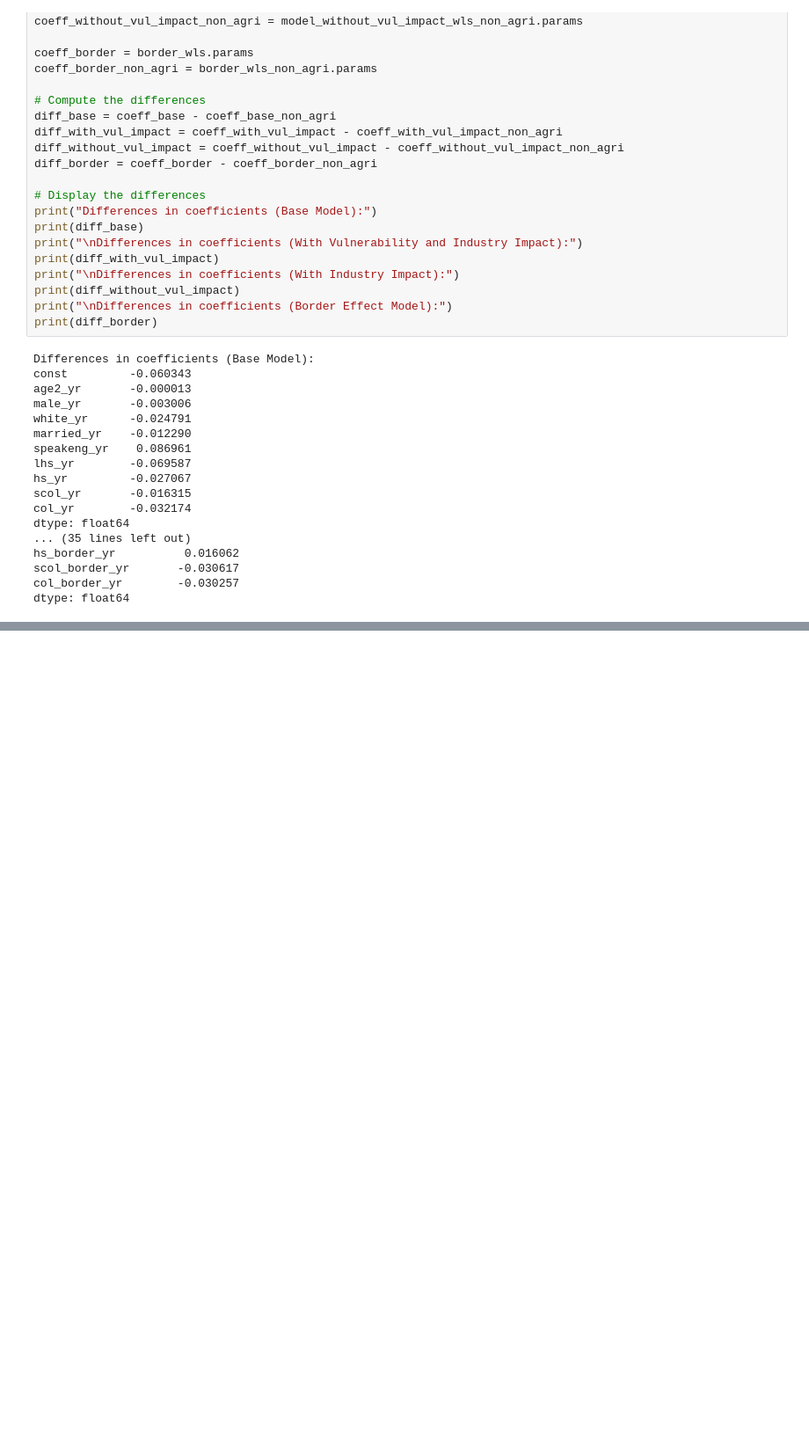
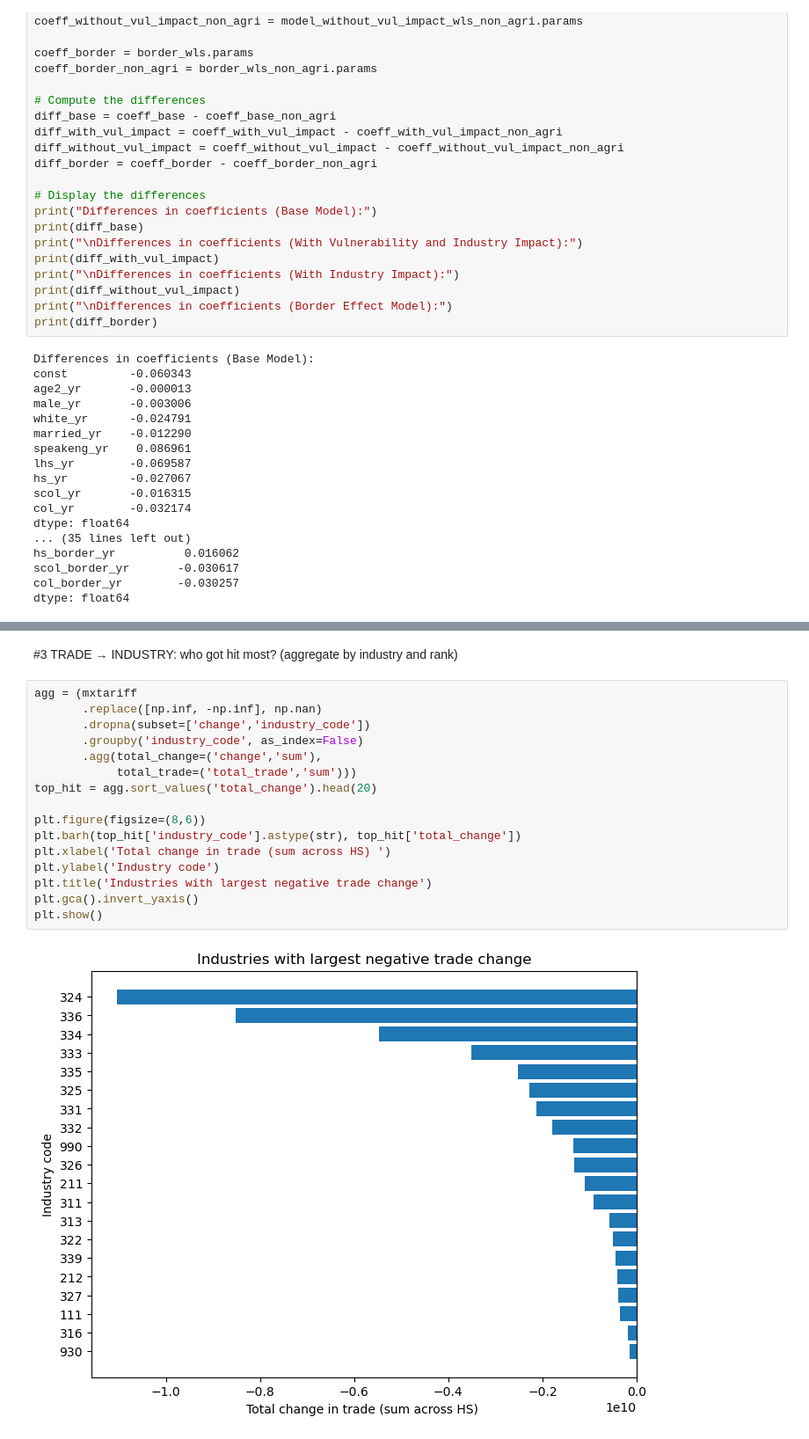
Before and after one commit to duongnguyen-t/Impact-of-USMCA-on-the-US-Labor-Market, a Jupyter notebook: paper.ipynb, the cells around one changed output, grey strips where cells are left out. Shown at 88% size. Cells and saved outputs as stored; diff of their text form; blank space fills up the shorter version.

```diff
--- a/paper.ipynb
+++ b/paper.ipynb
@@ -1222,0 +1266,20 @@ dtype: float64
+# %% [markdown]
+#3 TRADE → INDUSTRY: who got hit most? (aggregate by industry and rank)
+# %%
+agg = (mxtariff
+       .replace([np.inf, -np.inf], np.nan)
+       .dropna(subset=['change','industry_code'])
+       .groupby('industry_code', as_index=False)
+       .agg(total_change=('change','sum'),
+            total_trade=('total_trade','sum')))
+top_hit = agg.sort_values('total_change').head(20)
+
+plt.figure(figsize=(8,6))
+plt.barh(top_hit['industry_code'].astype(str), top_hit['total_change'])
+plt.xlabel('Total change in trade (sum across HS) ')
+plt.ylabel('Industry code')
+plt.title('Industries with largest negative trade change')
+plt.gca().invert_yaxis()
+plt.show()
+# %% [output]
+[figure, added]
```
Also changed, not shown: parts of 33 cells of this notebook.
